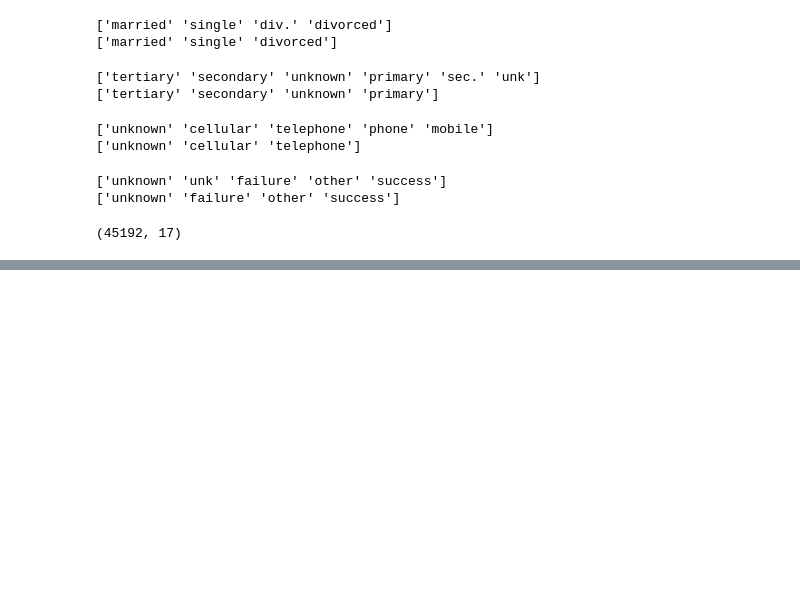
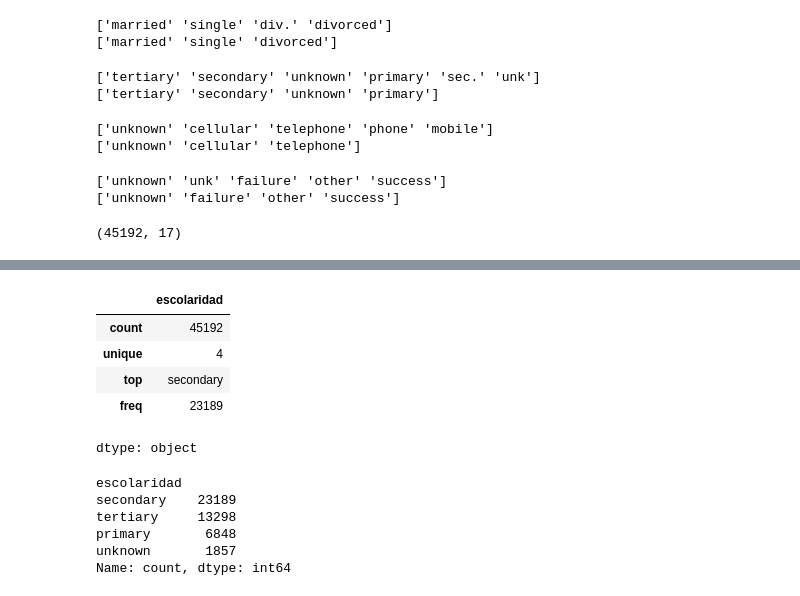
Before and after one commit to Felipecuestas98/Bootcamp-Mintic, a Jupyter notebook: Ejercicio_banco.ipynb, the cells around one changed output, grey strips where cells are left out. Cells and saved outputs as stored; diff of their text form; code cells hidden in the pictures; blank space fills up the shorter version.

```diff
--- a/Ejercicio_banco.ipynb
+++ b/Ejercicio_banco.ipynb
@@ -465,0 +493,20 @@ data_clean.shape
+# %%
+data_clean.escolaridad.describe()
+# %% [output]
+|  | escolaridad |
+| count | 45192 |
+| unique | 4 |
+| top | secondary |
+| freq | 23189 |
+dtype: object
+# %%
+# contar registros por grado de escolaridad
+contar_escolaridad = data_clean.escolaridad.value_counts()
+print(contar_escolaridad)
+# %% [output]
+escolaridad
+secondary    23189
+tertiary     13298
+primary       6848
+unknown       1857
+Name: count, dtype: int64
```
Also changed, not shown: parts of 4 cells of this notebook.
